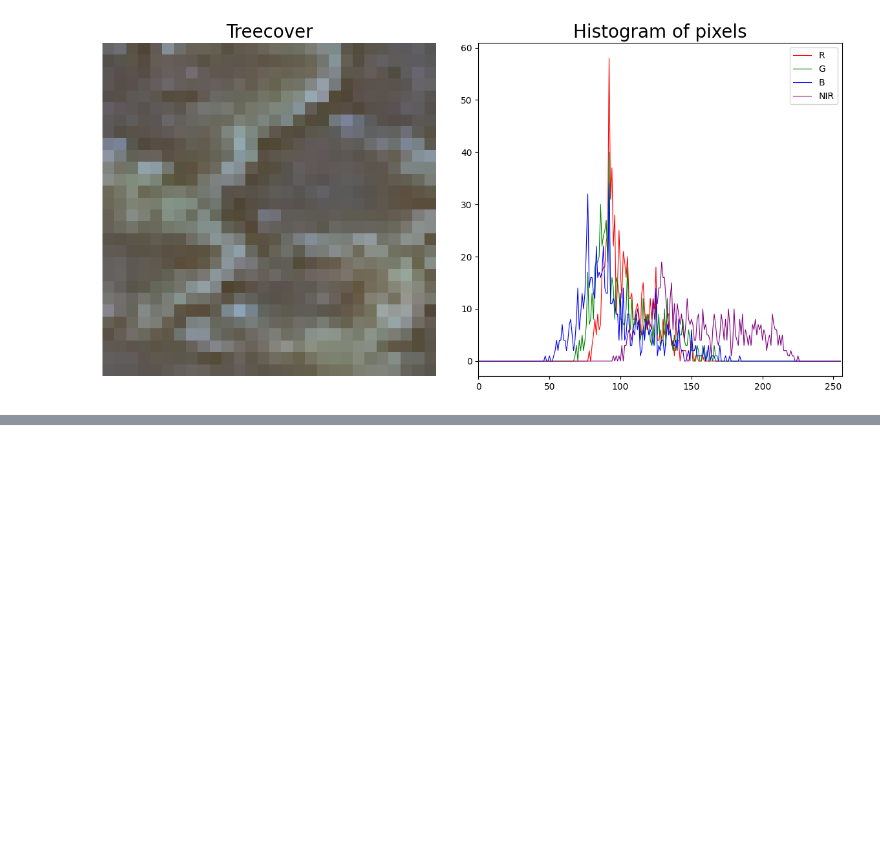
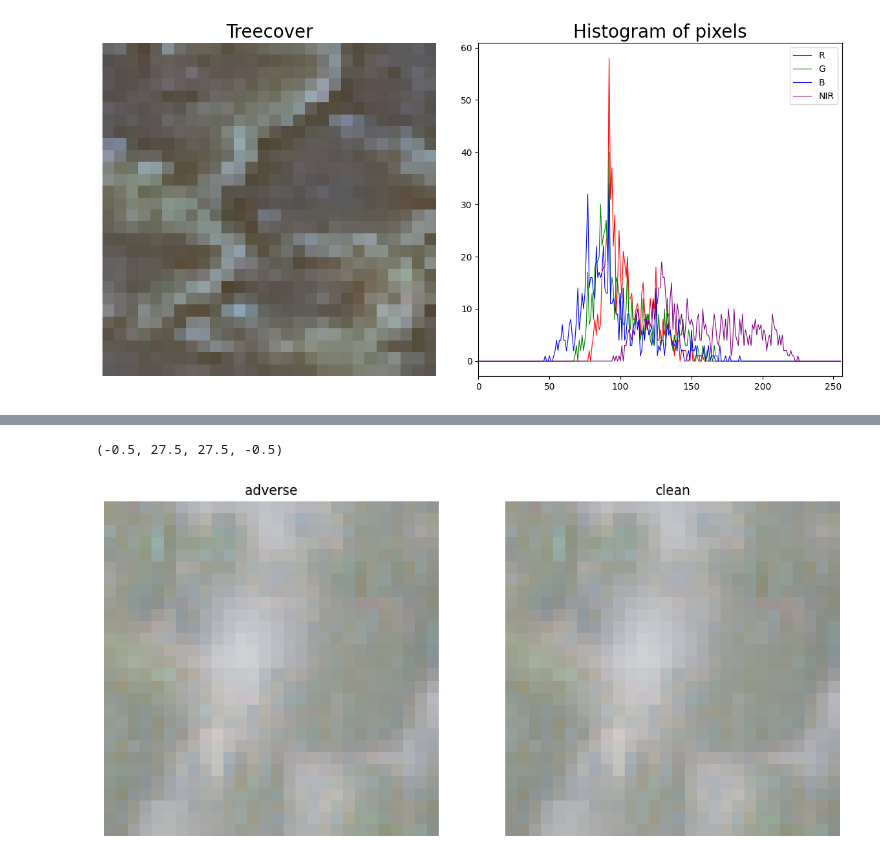
Before and after one commit to sgmurphy00/TOOLS1, a Jupyter notebook: initial_dataexploration.ipynb, the cells around one changed output, grey strips where cells are left out. Cells and saved outputs as stored; diff of their text form; code cells hidden in the pictures; blank space fills up the shorter version.

```diff
--- a/initial_dataexploration.ipynb
+++ b/initial_dataexploration.ipynb
@@ -318 +409,18 @@ Clipping input data to the valid range for imshow with RGB data ([0..1] for floa
+# %%
+# side-by-side
+
+fig, axs = plt.subplots(1,2, figsize=(12,6))
+
+# adverse
+axs[0].imshow(adverse_numpy[0])
+axs[0].set_title('adverse')
+axs[0].axis('off')
+
+# clean
+axs[1].imshow(x_test_lim[0])
+axs[1].set_title('clean')
+axs[1].axis('off')
+# %% [output]
+(-0.5, 27.5, 27.5, -0.5)
+[figure, added]
 # %%
```
Also changed, not shown: parts of 23 cells of this notebook.
